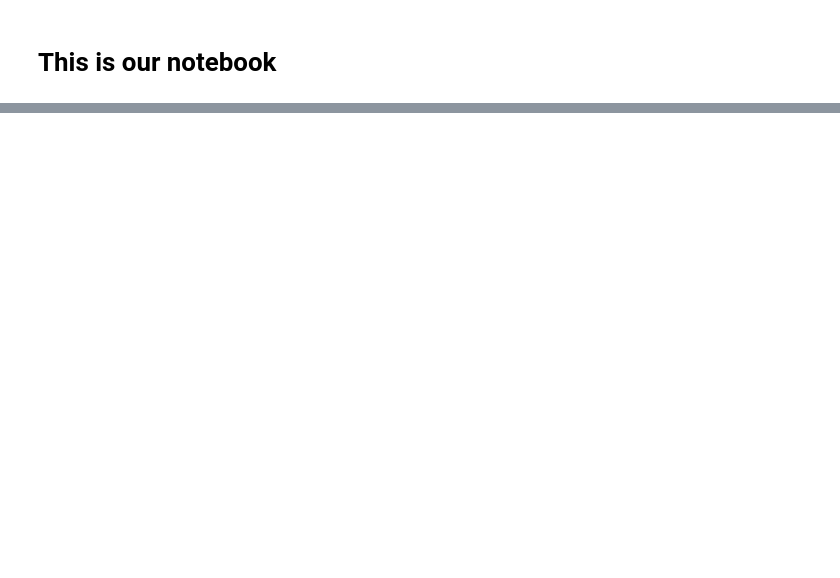
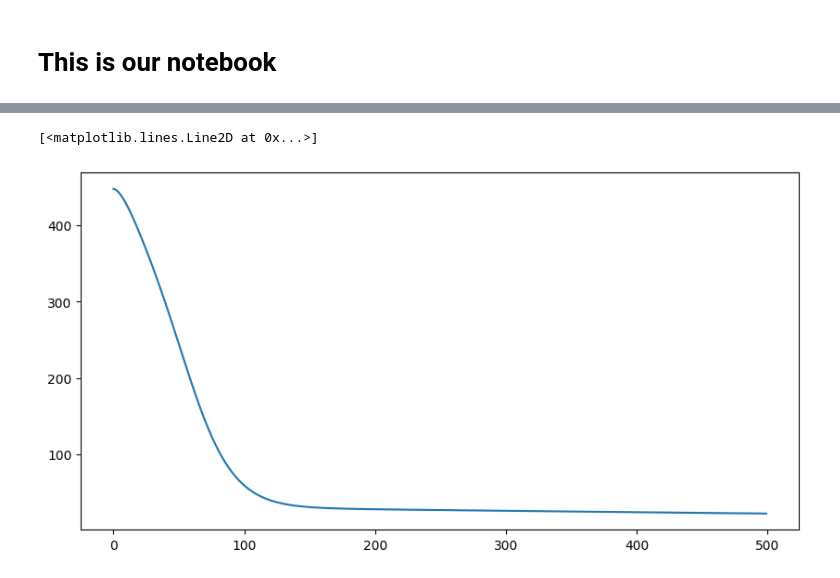
Before and after one commit to DreRnc/HBG-CG_Analysis, a Jupyter notebook: Code/Experiments.ipynb, the cells around one changed output, grey strips where cells are left out. Drawn from its saved outputs; the diff is of its cells as text; code cells hidden in the pictures; blank space fills up the shorter version.

```diff
--- a/Code/Experiments.ipynb
+++ b/Code/Experiments.ipynb
@@ -26,21 +30,26 @@ print(X_test.shape)
 # %%
 alpha_l2 = 0.001
 loss = 'MSE'
 regularization = 'l2'
 stopping_criterion = 'max_epochs'
-max_epochs = 1500
-verbose = True
+max_epochs = 500
+verbose = False
 
 mlp = MLP([40, 20], 9, 2, task = "regression", activation_function = 'sigm')
-optimizer = HBG(mlp, loss, regularization, stopping_criterion)
+optimizer = HBG(loss, regularization, stopping_criterion)
+
 
 mlp.initialize()
-optimizer.initialize(alpha = 1e-4, beta = 0.9, stopping_value = max_epochs, alpha_l2 = alpha_l2, verbose = verbose)
+optimizer.initialize(mlp, alpha = 1e-4, beta = 0.9, stopping_value = max_epochs, alpha_l2 = alpha_l2, verbose = verbose)
 optimizer.fit_model(X_train, y_train)
+
 
 fig, ax = plt.subplots(1,1, figsize = (10,5))
 
 ax.plot(optimizer.obj_history, label = 'HBG objective function')
+# %% [output]
+[<matplotlib.lines.Line2D at 0x...>]
+[figure, added]
 # %%
 alpha_l2 = 0.001
 loss = 'MSE'
```
Also changed, not shown: parts of 6 cells of this notebook, 7 other files.
